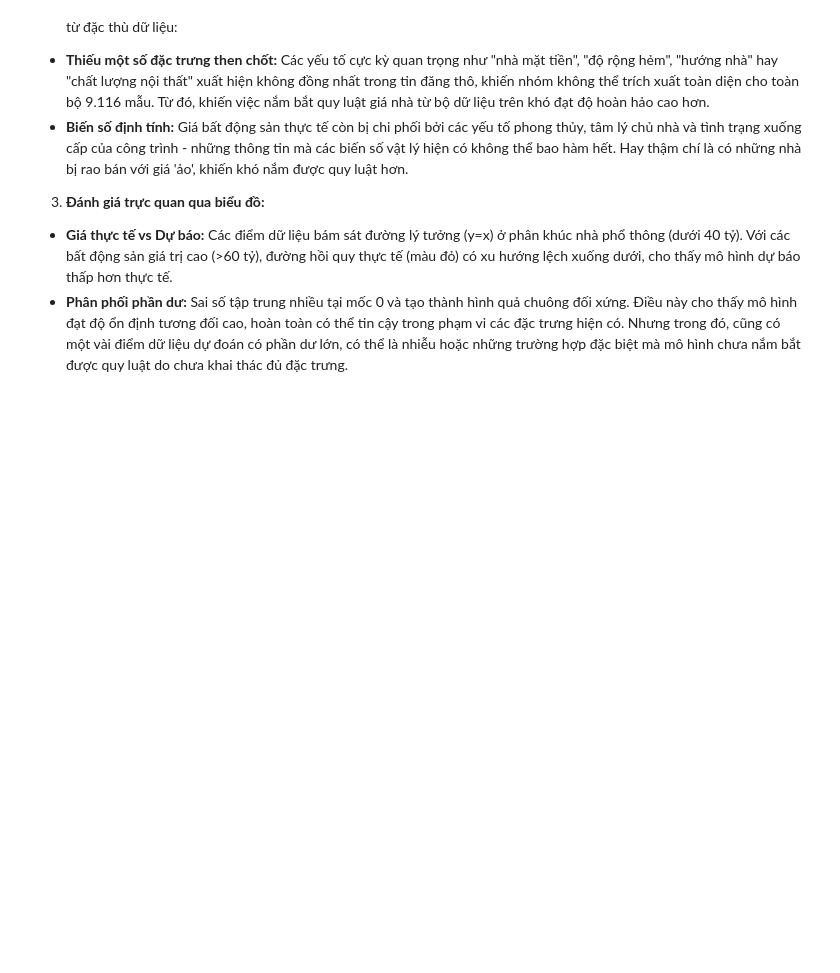
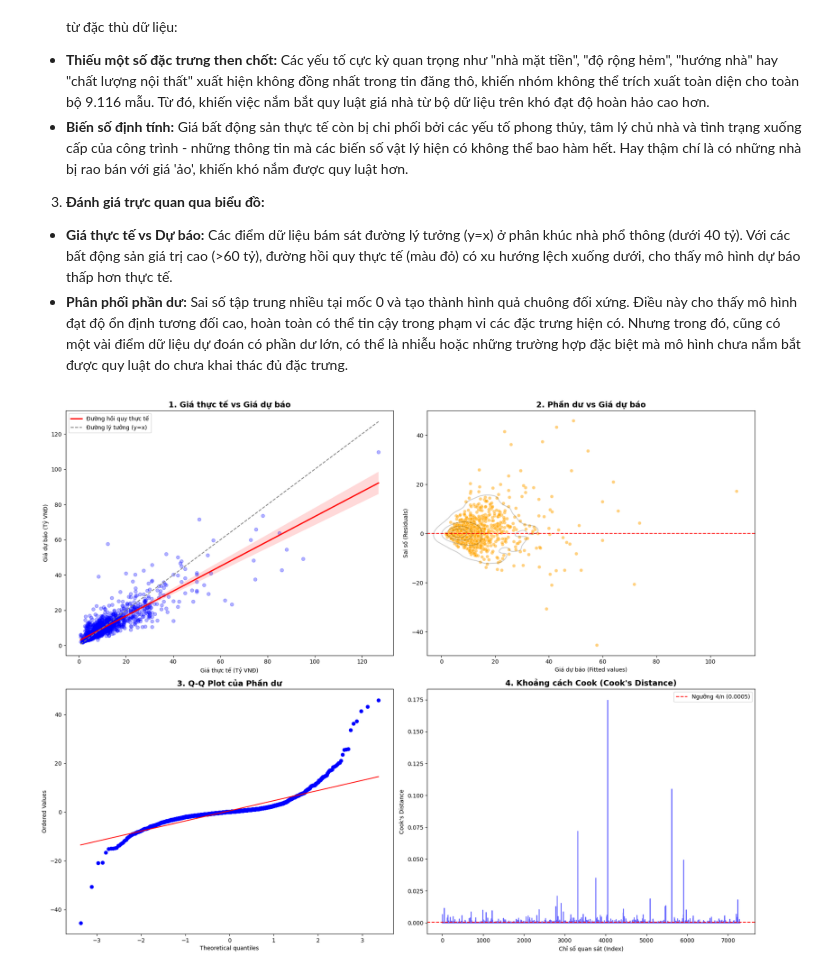
Before and after one commit to pqthinh232/ML-Lab02-Linear_Regression_Project-Real_Estate_Price_Analysis_and_Prediction, a Jupyter notebook: modeling/model_1(QThinh).ipynb, the cells around one changed output. Saved outputs shown, nothing was run; the diff lists cells and outputs as text; code cells hidden in the pictures; blank space fills up the shorter version.

```diff
--- a/modeling/model_1(QThinh).ipynb
+++ b/modeling/model_1(QThinh).ipynb
@@ -157,3 +157,75 @@ Tôi nghĩ chỉ số R2 khó có thể đẩy cao hơn sau nhiều lần thử
 3. **Đánh giá trực quan qua biểu đồ:**
 * **Giá thực tế vs Dự báo:** Các điểm dữ liệu bám sát đường lý tưởng (y=x) ở phân khúc nhà phổ thông (dưới 40 tỷ). Với các bất động sản giá trị cao (>60 tỷ), đường hồi quy thực tế (màu đỏ) có xu hướng lệch xuống dưới, cho thấy mô hình dự báo thấp hơn thực tế.
 * **Phân phối phần dư:** Sai số tập trung nhiều tại mốc 0 và tạo thành hình quả chuông đối xứng. Điều này cho thấy mô hình đạt độ ổn định tương đối cao, hoàn toàn có thể tin cậy trong phạm vi các đặc trưng hiện có. Nhưng trong đó, cũng có một vài điểm dữ liệu dự đoán có phần dư lớn, có thể là nhiễu hoặc những trường hợp đặc biệt mà mô hình chưa nắm bắt được quy luật do chưa khai thác đủ đặc trưng.
+# %%
+import scipy.stats as stats
+import statsmodels.api as sm
+from statsmodels.stats.outliers_influence import OLSInfluence
+
+# 1. Tính toán các giá trị cần thiết
+residuals = y_test_original - y_pred_original
+# Chuẩn hóa phần dư để vẽ Q-Q plot chính xác hơn
+std_residuals = (residuals - np.mean(residuals)) / np.std(residuals)
+
+plt.figure(figsize=(18, 14))
+
+# --- BIỂU ĐỒ 1: Thực tế vs Dự báo (Kiểm tra độ khớp tổng thể) ---
+plt.subplot(2, 2, 1)
+sns.regplot(x=y_test_original, y=y_pred_original,
+            scatter_kws={'alpha':0.3, 'color':'blue'},
+            line_kws={'color':'red', 'label':'Đường hồi quy thực tế'})
+plt.plot([y_test_original.min(), y_test_original.max()],
+         [y_test_original.min(), y_test_original.max()],
+         '--', color='gray', label='Đường lý tưởng (y=x)')
+plt.title("1. Giá thực tế vs Giá dự báo", fontsize=14, fontweight='bold')
+plt.xlabel("Giá thực tế (Tỷ VNĐ)")
+plt.ylabel("Giá dự báo (Tỷ VNĐ)")
+plt.legend()
+
+# --- BIỂU ĐỒ 2: Residuals vs Fitted (Kiểm tra Phương sai hằng số - Homoscedasticity) ---
+plt.subplot(2, 2, 2)
+sns.scatterplot(x=y_pred_original, y=residuals, alpha=0.5, color='orange')
+plt.axhline(0, color='red', linestyle='--')
+sns.kdeplot(x=y_pred_original, y=residuals, levels=5, color="black", alpha=0.2)
+plt.title("2. Phần dư vs Giá dự báo", fontsize=14, fontweight='bold')
+plt.xlabel("Giá dự báo (Fitted values)")
+plt.ylabel("Sai số (Residuals)")
+
+# --- BIỂU ĐỒ 3: Q-Q Plot của phần dư (Kiểm tra giả định Phân phối chuẩn) ---
+plt.subplot(2, 2, 3)
+stats.probplot(residuals, dist="norm", plot=plt)
+plt.title("3. Q-Q Plot của Phần dư", fontsize=14, fontweight='bold')
+
+# --- BIỂU ĐỒ 4: Cook's Distance (Phát hiện điểm ảnh hưởng - Influential Cases) ---
+# Lưu ý: Tính Cook's Distance trên tập Train để chẩn đoán độ ổn định của mô hình
+# --- BIỂU ĐỒ 4: Cook's Distance ---
+plt.subplot(2, 2, 4)
+
+# 1. Ép kiểu dữ liệu sang float để tránh lỗi dtype (ValueError)
+# statsmodels yêu cầu dữ liệu phải là numeric thuần túy
+X_train_numeric = X_train.astype(float)
+y_train_numeric = y_train.astype(float)
+
+# 2. Thêm cột hằng số và huấn luyện mô hình bằng statsmodels
+X_train_sm = sm.add_constant(X_train_numeric)
+model_sm = sm.OLS(y_train_numeric, X_train_sm).fit()
+
+# 3. Tính toán khoảng cách Cook
+influence = model_sm.get_influence()
+cooks = influence.cooks_distance[0]
+
+# 4. Vẽ biểu đồ (dùng plt.plot thay vì stem nếu dữ liệu quá lớn để chạy nhanh hơn)
+plt.plot(np.arange(len(cooks)), cooks, 'b', alpha=0.6)
+# Ngưỡng phổ biến là 4/n (n là số mẫu)
+threshold = 4 / len(X_train)
+plt.axhline(threshold, color='red', linestyle='--', label=f'Ngưỡng 4/n ({threshold:.4f})')
+
+plt.title("4. Khoảng cách Cook (Cook's Distance)", fontsize=14, fontweight='bold')
+plt.xlabel("Chỉ số quan sát (Index)")
+plt.ylabel("Cook's Distance")
+plt.legend()
+
+plt.tight_layout()
+plt.show()
+# %% [output]
+[figure, added]
```
